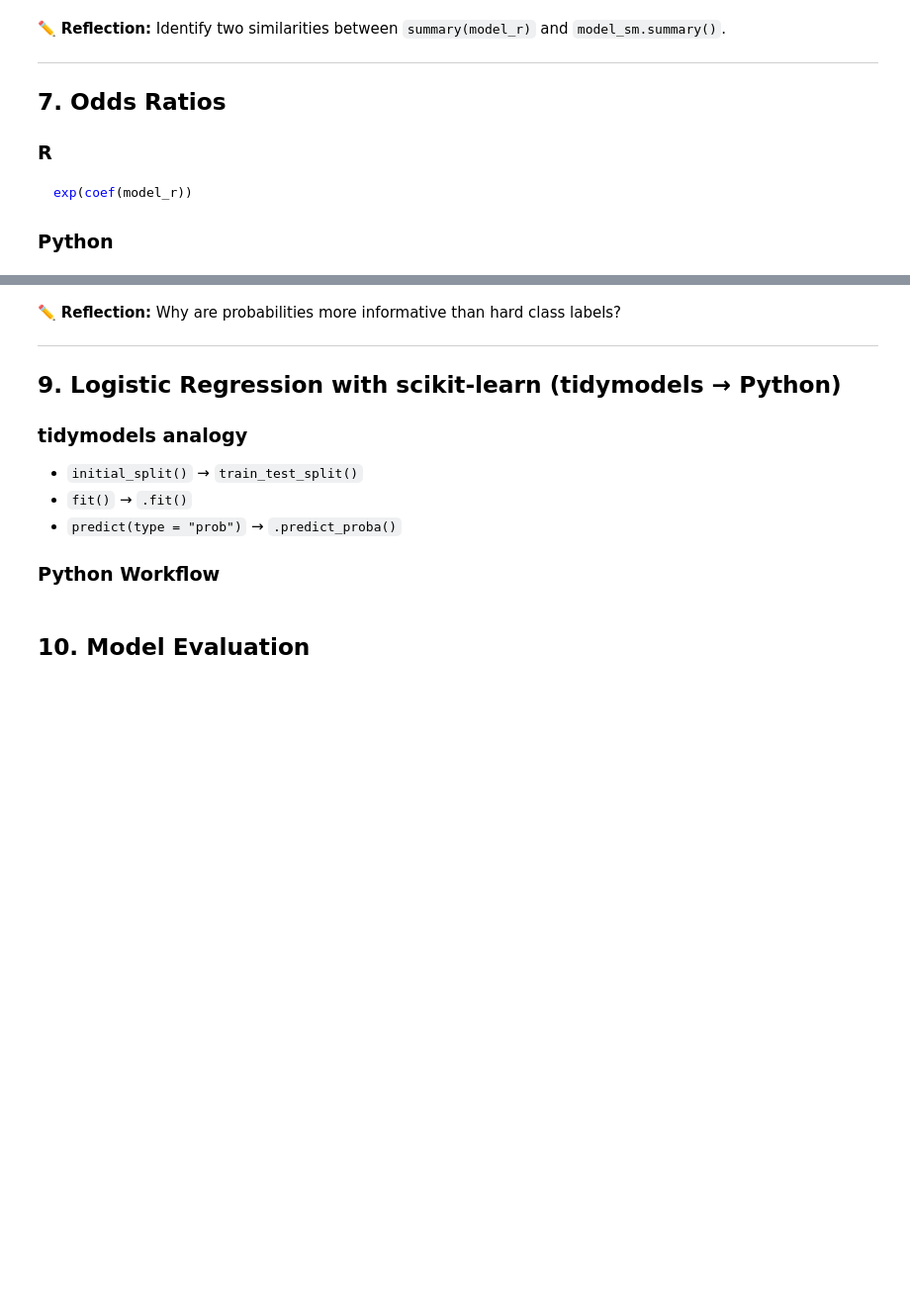
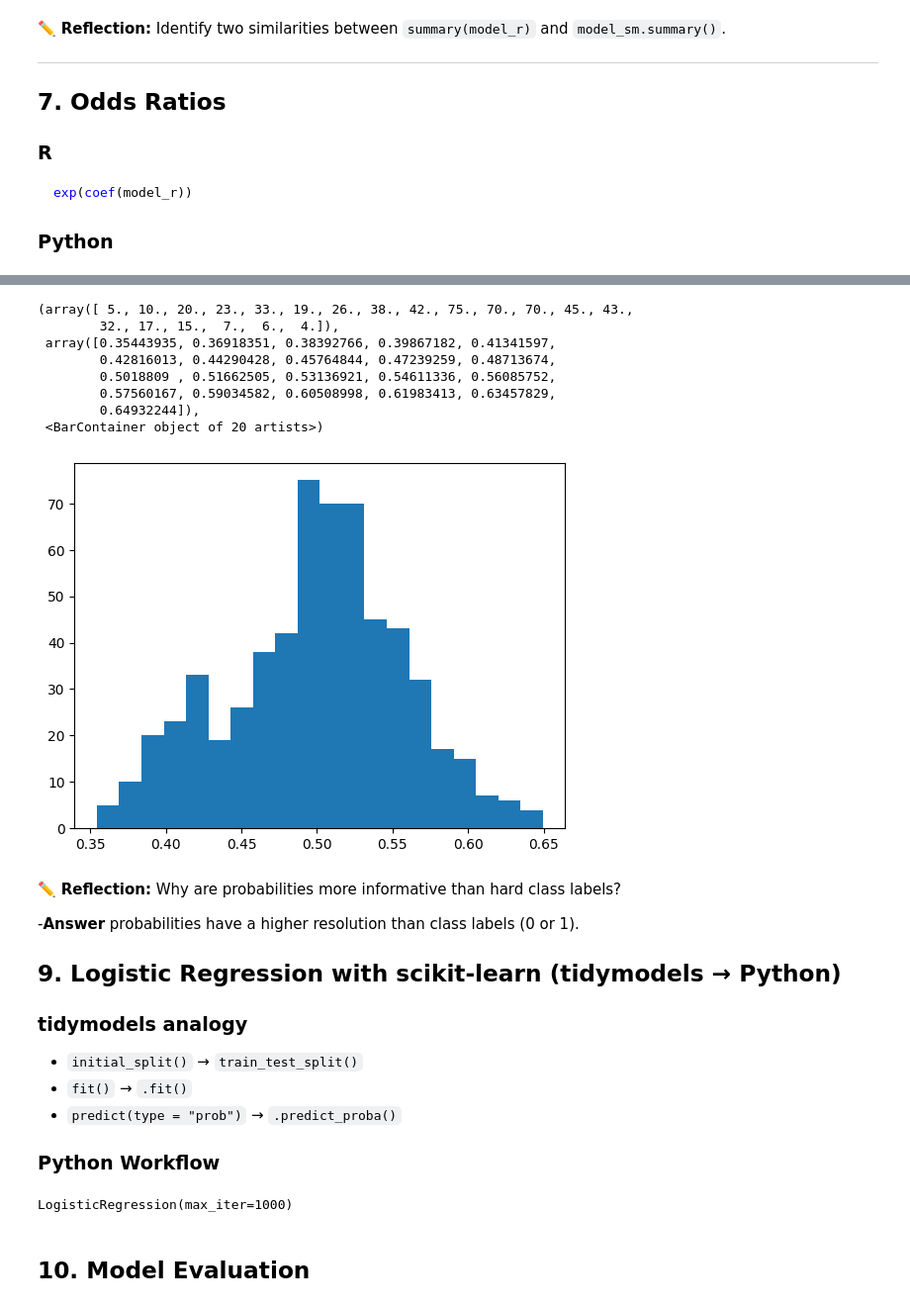
Before and after one commit to raul-miranda/DS201-2026, a Jupyter notebook: Week 4/Python_week4_Student_part1.ipynb, the cells around one changed output, grey strips where cells are left out. Shown at 99% size. Cells and saved outputs as stored; diff of their text form; code cells hidden in the pictures; blank space fills up the shorter version.

```diff
--- a/Week 4/Python_week4_Student_part1.ipynb
+++ b/Week 4/Python_week4_Student_part1.ipynb
@@ -110,4 +167,4 @@ summary(model_r)
 ### Python Translation
 # %%
 # TODO: Fit a logistic regression using statsmodels
-model_sm = ...
+model_sm = smf.logit(formula="high_price ~ size + neighborhood + type", data=df).fit()
@@ -141,3 +232,4 @@ odds_ratios
 # %%
 # TODO: Add predicted probabilities to the DataFrame
-df["pred_prob"] = ...
+df["pred_prob"] = model_sm.predict(df)
+df.head()
@@ -144,9 +243,20 @@ df["pred_prob"] = ...
 # %%
 # TODO: Plot the distribution of predicted probabilities
+plt.hist(df["pred_prob"], bins=20)
+# %% [output]
+(array([ 5., 10., 20., 23., 33., 19., 26., 38., 42., 75., 70., 70., 45., 43.,
+        32., 17., 15.,  7.,  6.,  4.]),
+ array([0.35443935, 0.36918351, 0.38392766, 0.39867182, 0.41341597,
+        0.42816013, 0.44290428, 0.45764844, 0.47239259, 0.48713674,
+        0.5018809 , 0.51662505, 0.53136921, 0.54611336, 0.56085752,
+        0.57560167, 0.59034582, 0.60508998, 0.61983413, 0.63457829,
+        0.64932244]),
+ <BarContainer object of 20 artists>)
+[figure, added]
 # %% [markdown]
 ✏️ **Reflection:** Why are probabilities more informative than hard class labels?
 
----
+-**Answer**   probabilities have a higher resolution than class labels (0 or 1).
 
 ## 9. Logistic Regression with scikit‑learn (tidymodels → Python)
 
@@ -171,2 +270,27 @@ model_sk.fit(X_train, y_train)
+# %%
+# drop NaN
+df["size"] = df["size"].fillna(df["size"].mean())
+df["bedrooms"] = df["bedrooms"].fillna(df["bedrooms"].mean())
+df.isna().sum()
+
+# TODO: Create X and y
+# Dealing with CATEGORICAL variables# Since "neighborhood" and "type" are categorical, I have to
+# replaced them with n dummy variables (n=number of levels - 1).
+## A simple way to generate dummy variables is pandas get_dummies. per below.
+
+df_encoded = pd.get_dummies(df, drop_first=True)
+X = df_encoded.drop(columns=["listing_id", "price","bedrooms", "high_price","pred_prob"])
+y = df_encoded["high_price"]
+
+# TODO: Split into training and test sets
+X_train, X_test, y_train, y_test = train_test_split(X, y, test_size=0.2, random_state=42)
+
+
+
+# TODO: Fit a scikit-learn logistic regression model
+model_sk = LogisticRegression(max_iter=1000)
+model_sk.fit(X_train, y_train)
+# %% [output]
+LogisticRegression(max_iter=1000)
 # %%
 # TODO: Generate class predictions and predicted probabilities
```
Also changed, not shown: parts of 20 cells of this notebook.
